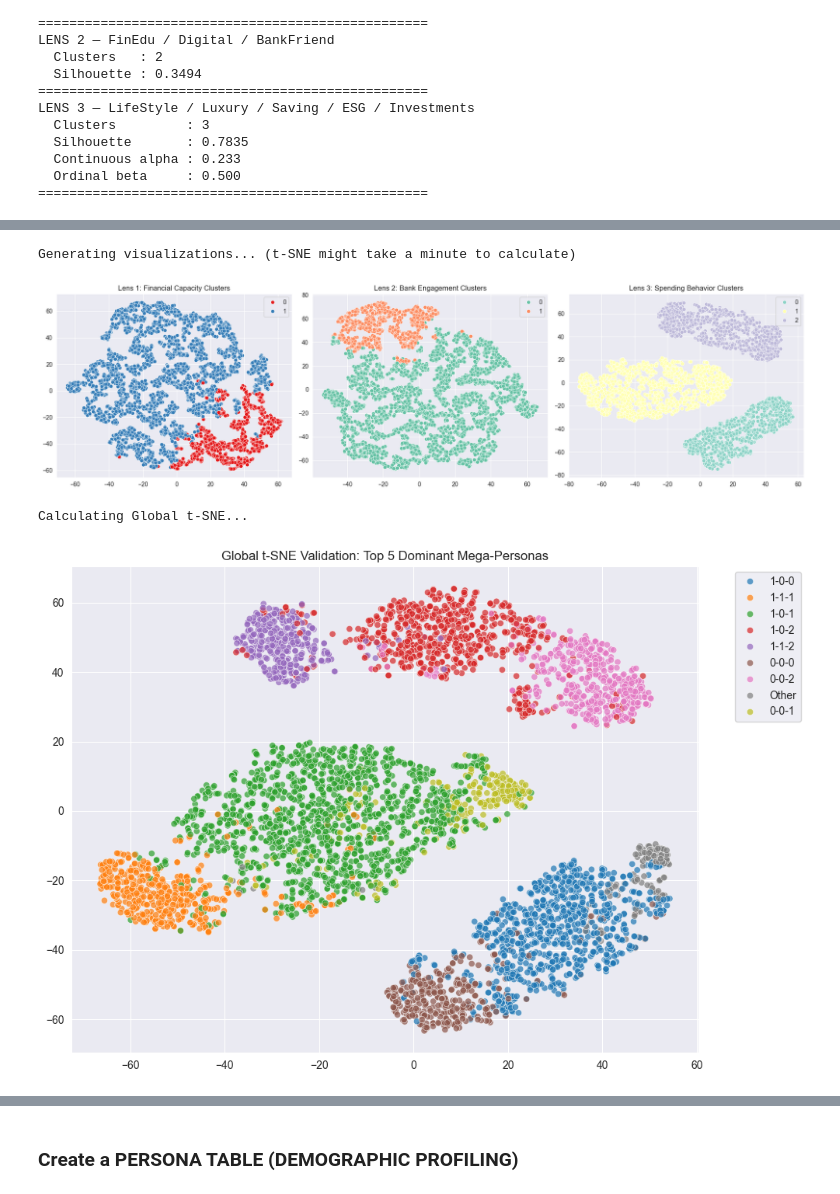
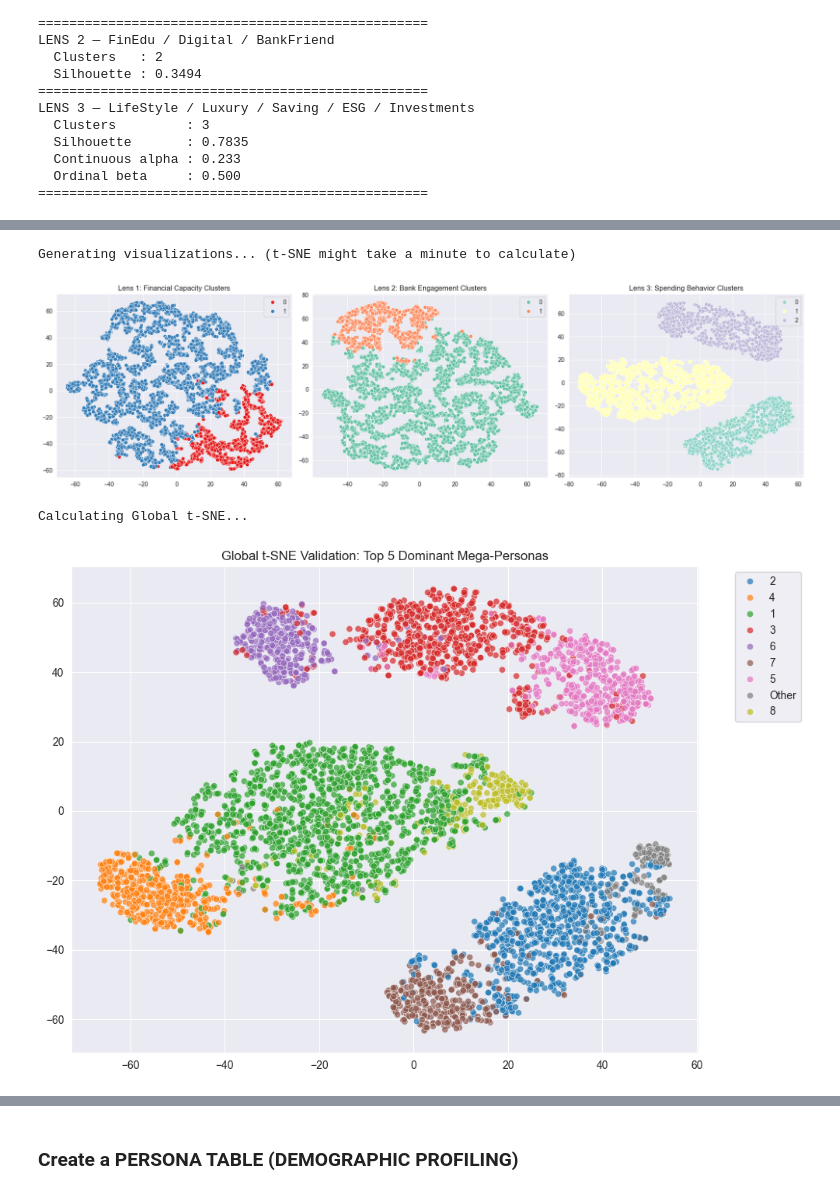
Before and after one commit to Smael-olk/Fintech, a Jupyter notebook: BusinessCase1/Main_Amir.ipynb, the cells around one changed output, grey strips where cells are left out. Saved outputs shown, nothing was run; the diff lists cells and outputs as text; code cells hidden in the pictures.

```diff
--- a/BusinessCase1/Main_Amir.ipynb
+++ b/BusinessCase1/Main_Amir.ipynb
@@ -26,6 +26,7 @@ import Utilities
 # Load data in a DataFrame
 path = "./Dataset1_BankClients.xlsx"
 data = pd.read_excel(path)
-data = data.drop(columns=['ID'])  # Replace 'ID' with the actual column name to drop
+# Don't drop the id
+#data = data.drop(columns=['ID'])
 data.head()
 # %% [output]
@@ -97,7 +98,7 @@ LENS_COLS = {
     'lens2': ['FinEdu', 'Digital', 'BankFriend'],
     'lens3': ['LifeStyle', 'Luxury', 'Investments', 'Saving', 'ESG'],
 }
-DEMO_COLS = ['Age', 'Gender', 'Job', 'Area', 'CitySize', 'FamilySize']
+DEMO_COLS = ['ID', 'Age', 'Gender', 'Job', 'Area', 'CitySize', 'FamilySize']
 
 LENS3_ORDINAL_COLS = ['Investments']
 LENS3_CONT_COLS    = [c for c in LENS_COLS['lens3'] if c not in LENS3_ORDINAL_COLS]
@@ -229,0 +175,17 @@ display(persona_counts.head(27))
+# %%
+#  CLUSTER EACH LENS INDEPENDENTLY (Using Agglomerative)
+print("Running Agglomerative clustering on distance matrices...")
+
+agg_lens1 = AgglomerativeClustering(n_clusters=best_k1, metric='precomputed', linkage='average')
+agg_lens2 = AgglomerativeClustering(n_clusters=best_k2, metric='precomputed', linkage='average')
+agg_lens3 = AgglomerativeClustering(n_clusters=best_k3, metric='precomputed', linkage='average')
+
+# Fit the models and extract the cluster labels (0, 1, or 2)
+labels_lens1 = agg_lens1.fit_predict(dist_mat_lens1)
+labels_lens2 = agg_lens2.fit_predict(dist_mat_lens2)
+labels_lens3 = agg_lens3.fit_predict(dist_mat_lens3)
+
+print("Clustering successful!")
+
+# build a summary table
+df_final, persona_counts, summary_table = Utilities.build_personas(df_demo, data, labels_lens1, labels_lens2, labels_lens3)
@@ -245,35 +240,34 @@ axes[1].set_title('Lens 2: Bank Engagement Clusters')
 sns.scatterplot(x=tsne_lens3[:, 0], y=tsne_lens3[:, 1], hue=labels_lens3, palette='Set3', ax=axes[2])
 axes[2].set_title('Lens 3: Spending Behavior Clusters')
 
 plt.tight_layout()
 plt.show()
 
 # GLOBAL VALIDATION: OVERALL t-SNE
 global_distance_matrix = (dist_mat_lens1 + dist_mat_lens2 + dist_mat_lens3) / 3
 
 print("Calculating Global t-SNE...")
 tsne_global = TSNE(n_components=2, metric='precomputed', init='random', random_state=42)
 tsne_global_coords = tsne_global.fit_transform(global_distance_matrix)
 
-top_personas = persona_counts['Mega_Persona'].head(8).tolist()
-
-df_final['Plot_Label'] = df_final['Mega_Persona'].apply(lambda x: x if x in top_personas else 'Other')
+top_personas = persona_counts['Persona_ID'].head(8).tolist()
+df_final['Plot_Label'] = df_final['Persona_ID'].apply(lambda x: x if x in top_personas else 'Other')
 
 plt.figure(figsize=(10, 7))
 sns.scatterplot(
     x=tsne_global_coords[:, 0],
     y=tsne_global_coords[:, 1],
     hue=df_final['Plot_Label'],
     palette='tab10',
     alpha=0.7
 )
 plt.title("Global t-SNE Validation: Top 5 Dominant Mega-Personas")
 plt.legend(bbox_to_anchor=(1.05, 1), loc='upper left')
 plt.tight_layout()
 plt.show()
 # %% [output]
 Generating visualizations... (t-SNE might take a minute to calculate)
 [figure]
 Calculating Global t-SNE...
-[figure, old version]
+[figure, new version]
 # %%
```
Also changed, not shown: parts of 10 cells of this notebook, 6 other files.
